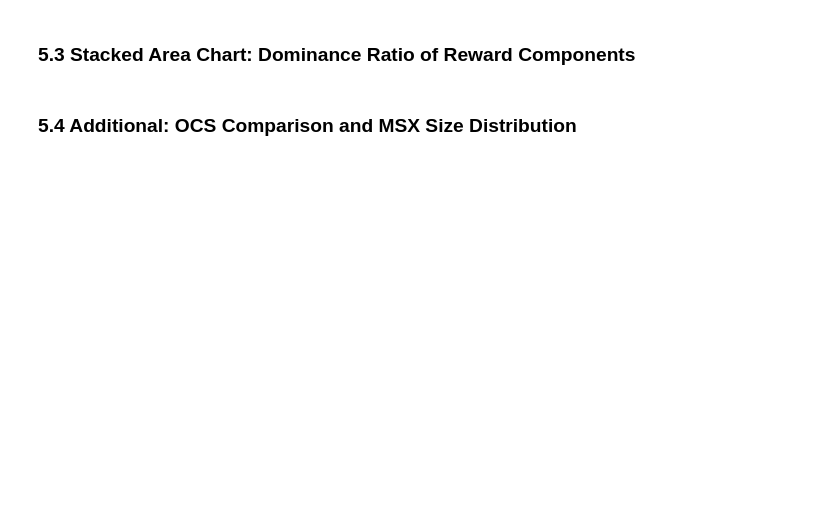
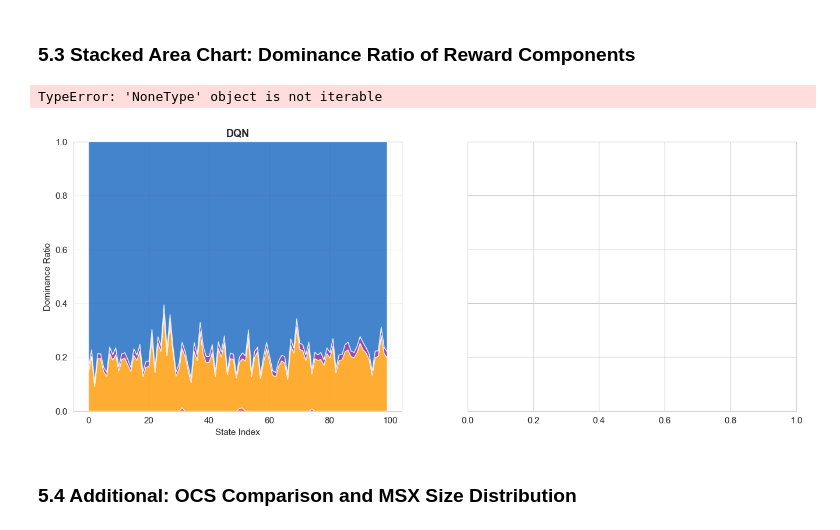
Before and after one commit to EgawaMasao/QLKHO-RL, a Jupyter notebook: ablation_study.ipynb, the cells around one changed output. Drawn from its saved outputs; the diff is of its cells as text; code cells hidden in the pictures; blank space fills up the shorter version.

```diff
--- a/ablation_study.ipynb
+++ b/ablation_study.ipynb
@@ -971,35 +1358,38 @@ for ax_idx, agent_name in enumerate(AGENT_NAMES):
     comp_matrix = np.zeros((n, 4))  # [n_states, 4 objectives]
 
     for t in range(n):
         if agent_name == 'DQN':
-            dq, _ = rdx_dqn(agents['q_network'], s_flat[t], x_vs[t])
+            dq, _, _ = rdx_dqn(agents['q_network'], s_flat[t], x_vs[t])
         else:
-            dq, _ = rdx_a2c(agents['actor'], agents['critic'], s_pp[t], x_vs[t])
+            dq, _, _ = rdx_a2c(agents['actor'], agents['critic'], s_pp[t], x_vs[t])
 
         for k, obj in enumerate(OBJECTIVES):
             comp_matrix[t, k] = np.mean(np.abs(dq[obj]))
 
     # Normalize to proportions
     row_sums = comp_matrix.sum(axis=1, keepdims=True) + 1e-8
     comp_pct = comp_matrix / row_sums  # [n, 4]
 
     x_axis = np.arange(n)
     ax.stackplot(x_axis, comp_pct.T, labels=OBJECTIVES if ax_idx == 0 else None,
                  colors=colors, alpha=0.8)
     ax.set_title(f'{agent_name}', fontsize=13, fontweight='bold')
     ax.set_xlabel('State Index')
     if ax_idx == 0:
         ax.set_ylabel('Dominance Ratio')
     ax.set_ylim(0, 1)
     ax.grid(True, alpha=0.2)
 
 axes[0].legend(loc='upper left', fontsize=9, ncol=2)
 plt.suptitle('Reward Component Dominance Ratio Across States (MEDIUM)',
              fontsize=14, fontweight='bold')
 plt.tight_layout()
 plt.savefig('ablation_dominance_ratio.png', dpi=150, bbox_inches='tight')
 plt.show()
 print("✅ Saved: ablation_dominance_ratio.png")
+# %% [output]
+TypeError: 'NoneType' object is not iterable
+[figure, added]
 # %% [markdown]
 ### 5.4 Additional: OCS Comparison and MSX Size Distribution
 # %%
```
Also changed, not shown: parts of 29 cells of this notebook, 13 other files.
